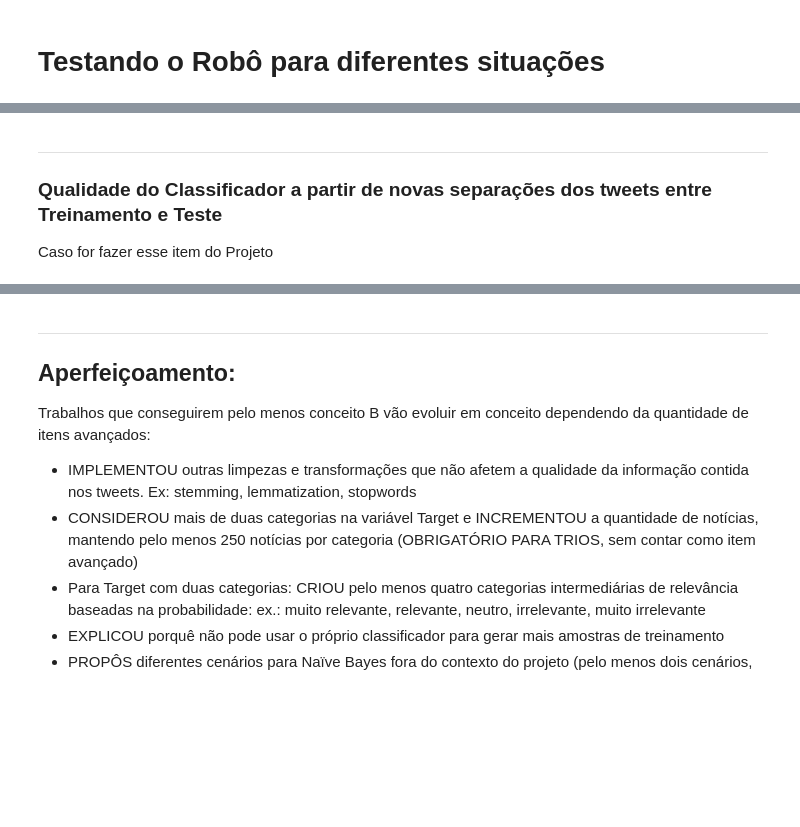
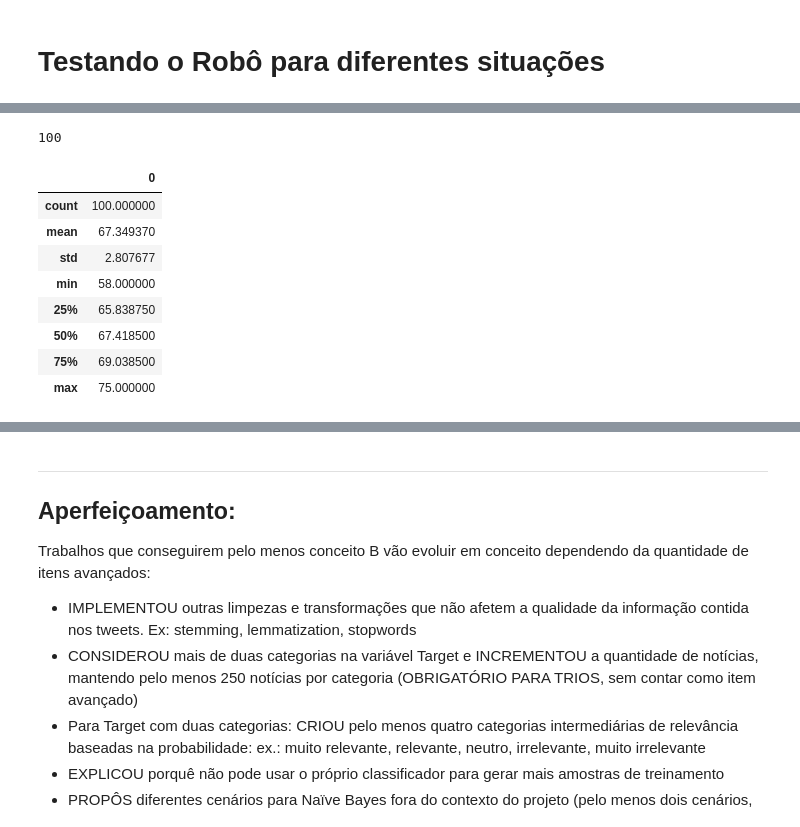
Before and after one commit to wellingtonrs07/Classificador-Naive-Bayes-Amazon, a Jupyter notebook: Código_Final/Projeto1 Template.ipynb, the cells around one changed output, grey strips where cells are left out. Drawn from its saved outputs; the diff is of its cells as text; code cells hidden in the pictures; blank space fills up the shorter version.

```diff
--- a/Código_Final/Projeto1 Template.ipynb
+++ b/Código_Final/Projeto1 Template.ipynb
@@ -456,12 +473,4 @@ def vencedor (lista_probs):
         return 'Editora'
     elif max(lista_probs) == lista_probs[2]:
         return 'Amazon'
-# %%
-P_frase_dado_autor = 1
-P_frase_dado_editora = 1
-P_frase_dado_amazon = 1
-lista_teste = []
-i = 0
-lista_probs = []
-alpha = 1
 # %%
@@ -567,5 +630,65 @@ ___
-# %% [markdown]
-___
-### Qualidade do Classificador a partir de novas separações dos tweets entre Treinamento e Teste
-
-Caso for fazer esse item do Projeto
+# %%
+dataframe_final = pd.read_excel('planilha_junta.xlsx')
+lista_acurácias = []
+for i in range(100):
+    dataframe_dividido = train_test_split(dataframe_final , test_size =0.4 , shuffle = True)
+    train_final = dataframe_dividido[0]
+    test_final = dataframe_dividido[1]
+    #Extração das tabelas
+    tabela_autor = transforma_rotulo(train_final , 'Autor')[0]
+    texto_autor = transforma_rotulo(train_final , 'Autor')[1]
+
+    tabela_editora = transforma_rotulo(train_final , 'Editora')[0]
+    texto_editora = transforma_rotulo(train_final , 'Editora')[1]
+
+    tabela_amazon = transforma_rotulo(train_final , 'Amazon')[0]
+    texto_amazon = transforma_rotulo(train_final , 'Amazon')[1]
+
+    #Extraindo as tabelas e as Palavras
+    #Tabelas Absolutas
+
+    tabela_autor_abs = tabela_autor.value_counts()
+    tabela_editora_abs = tabela_editora.value_counts()
+    tabela_amazon_abs = tabela_amazon.value_counts()
+    #Tabelas Relativas
+    tabela_autor_relativa = tabela_autor.value_counts(normalize=True)
+    tabela_editora_relativa = tabela_editora.value_counts(normalize=True)
+    tabela_amazon_relativa = tabela_amazon.value_counts(normalize=True)
+
+    #Todas as palavras
+    todas_palavras = texto_amazon + texto_autor + texto_editora
+    lista_sem_repeticao = lista_sem_repetição(todas_palavras)
+
+    #Iniciando o cálculo de probabilidade
+    lista_resultados = loop_bot(test_final , 1 , [tabela_autor_abs , tabela_editora_abs , tabela_amazon_abs] , lista_sem_repeticao , [texto_autor , texto_editora , texto_amazon] )
+    #1.Probabilidade de cada rótulo
+    P_Autor = prob_rotulo(todas_palavras, tabela_autor_abs)
+    P_Editora = prob_rotulo(todas_palavras , tabela_editora_abs)
+    P_Amazon = prob_rotulo(todas_palavras,  tabela_amazon_abs)
+
+    #Montando a lista de resultados
+
+    #Montando crosstab
+    test_final['Bot'] = lista_resultados
+    tabela_resultados = (pd.crosstab(test_final.Target , test_final.Bot , normalize=True) * 100).round(3)
+    acurácia = verifica_acurácia(tabela_resultados)
+    lista_acurácias.append(acurácia)
+    acurácia = 0
+
+len(lista_acurácias)
+# %% [output]
+100
+# %%
+resultados_boot = pd.DataFrame(lista_acurácias).round(3)
+resultados_boot_desempenho = resultados_boot.describe()
+resultados_boot_desempenho
+# %% [output]
+|  | 0 |
+| count | 100.000000 |
+| mean | 67.349370 |
+| std | 2.807677 |
+| min | 58.000000 |
+| 25% | 65.838750 |
+| 50% | 67.418500 |
+| 75% | 69.038500 |
+| max | 75.000000 |
```
Also changed, not shown: parts of 89 cells of this notebook.
